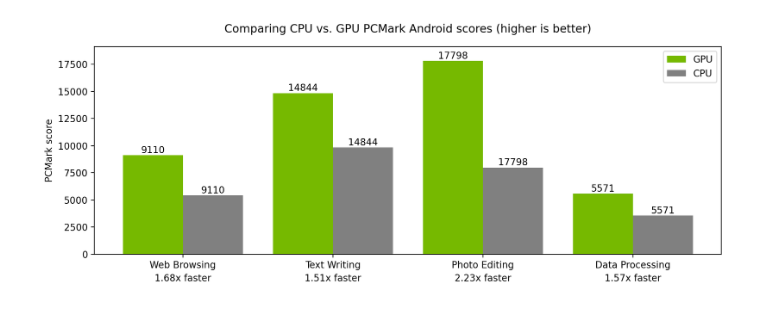
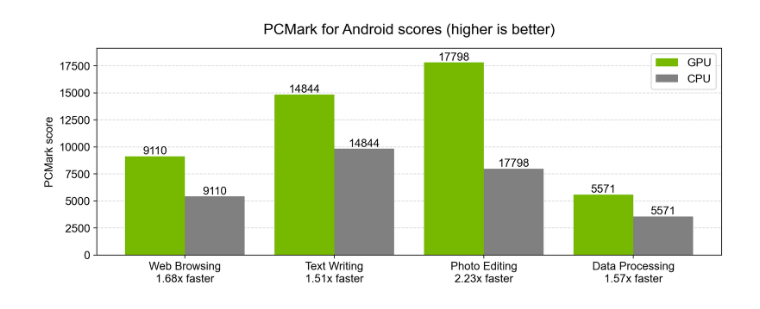
Before and after one commit to aetheryx/gpu-benchmarks, a Jupyter notebook: analysis/pcmark.ipynb, the cells around one changed output. Cells and saved outputs as stored; diff of their text form; code cells hidden in the pictures.

```diff
--- a/analysis/pcmark.ipynb
+++ b/analysis/pcmark.ipynb
@@ -3,42 +3,50 @@ import numpy as np
 import pandas as pd
 import matplotlib.pyplot as plt
 import json
+
+plt.rcParams['font.family'] = 'Arial'
+plt.rcParams['font.size'] = 12
 # %%
 df = pd.DataFrame({
     'CPU': json.load(open('../data/pcmark/software/result.json')),
     'GPU': json.load(open('../data/pcmark/hardware/result.json')),
 }).transpose()
 # %%
-plt.figure(figsize=(12, 4), dpi=200)
-plt.title("Comparing CPU vs. GPU PCMark Android scores (higher is better)", pad=15)
+ax: plt.Axes
+fig, ax = plt.subplots(nrows=1, ncols=1, figsize=(12, 4), dpi=200)
+
+
+plt.title("PCMark for Android scores (higher is better)", pad=15, size=16)
+ax.set_axisbelow(True)
 
 # x axis
 cases = np.arange(len(df.columns))
-plt.xticks(cases, df.columns)
+ax.set_xticks(cases, df.columns)
 
 # y axis
 yticks = range(0, 18001, 2500)
-plt.yticks(yticks)
-plt.ylabel("PCMark score")
+ax.set_yticks(yticks)
+ax.set_ylabel("PCMark score")
+ax.grid(axis='y', which='major', visible=True, linestyle='--', color='grey', alpha=0.3)
 
 # bars
-plt.bar(cases - 0.2, df.loc['GPU'], 0.4, label='GPU', color='#76B900')
-plt.bar(cases + 0.2, df.loc['CPU'], 0.4, label='CPU', color='grey')
-plt.legend()
+ax.bar(cases - 0.2, df.loc['GPU'], 0.4, label='GPU', color='#76B900')
+ax.bar(cases + 0.2, df.loc['CPU'], 0.4, label='CPU', color='grey')
+ax.legend()
 
 for i, case in enumerate(df.columns):
     kw = { 'color': 'black', 'horizontalalignment': 'center' }
     df_case = df.loc[:, case]
 
     # absolute values
-    plt.text(i - 0.2, df_case['GPU'] + 200, round(df_case['GPU'], 2), **kw)
-    plt.text(i + 0.2, df_case['CPU'] + 200, round(df_case['GPU'], 2), **kw)
+    ax.text(i - 0.2, df_case['GPU'] + 200, round(df_case['GPU'], 2), **kw)
+    ax.text(i + 0.2, df_case['CPU'] + 200, round(df_case['GPU'], 2), **kw)
 
     # speedup
     speedup = df_case['GPU'] / df_case['CPU']
-    plt.text(i, -2500, f'{round(speedup, 2)}x faster', **kw)
+    ax.text(i, -2500, f'{round(speedup, 2)}x faster', **kw)
 
-plt.margins(0.05, 0.075)
+ax.margins(0.05, 0.075)
 plt.show()
 # %% [output]
-[figure, old version]
+[figure, new version]
```
Also changed, not shown: 6 other files.
